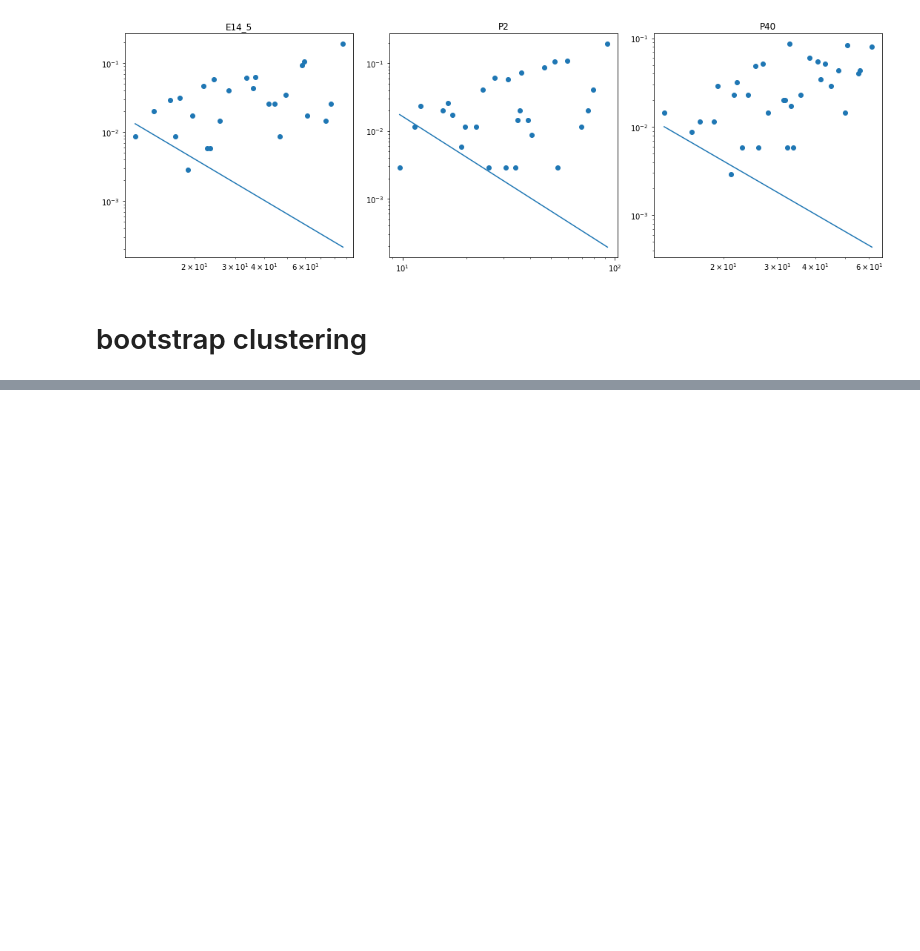
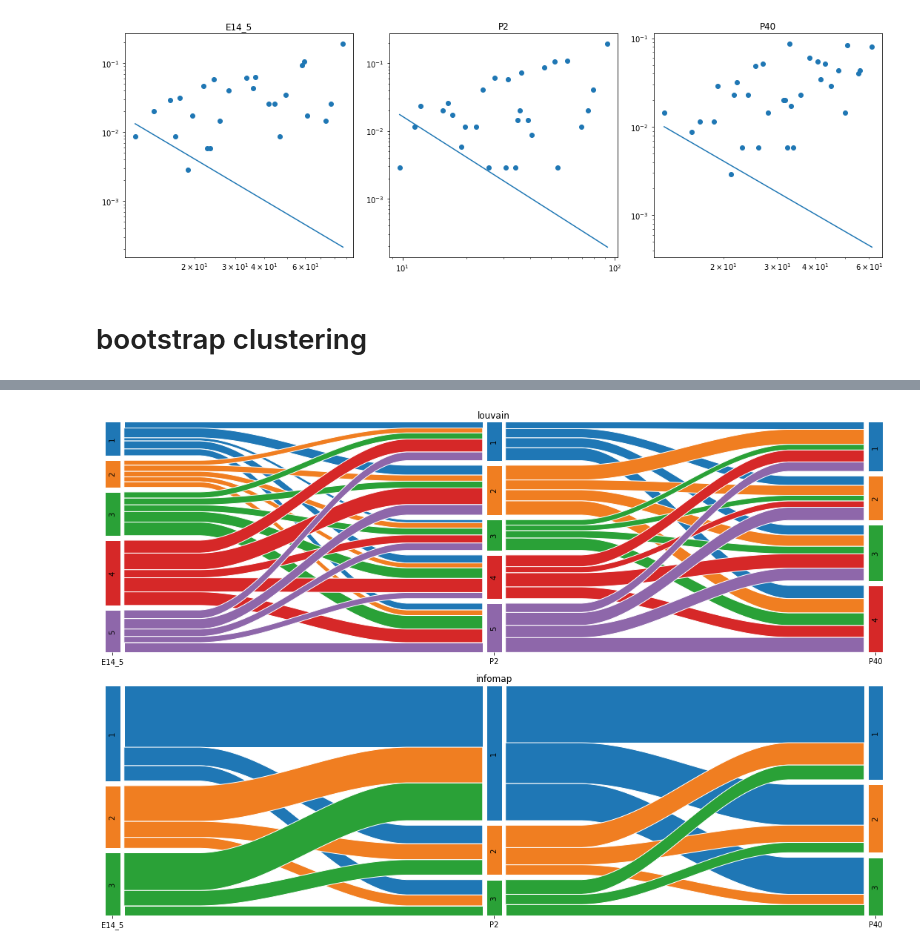
Before and after one commit to menchelab/novarinocollab, a Jupyter notebook: notebooks/wmcna_reloaded.ipynb, the cells around one changed output, grey strips where cells are left out. Cells and saved outputs as stored; diff of their text form; code cells hidden in the pictures; blank space fills up the shorter version.

```diff
--- a/notebooks/wmcna_reloaded.ipynb
+++ b/notebooks/wmcna_reloaded.ipynb
@@ -863,0 +991,39 @@ fig.tight_layout()
+# %%
+import pylluvial as pa
+import matplotlib.pyplot as plt
+tab20_colors = {
+    1: '#1F77B5',
+    2: '#F07E21',
+    3: '#2AA137',
+    4: '#D62828',
+    5: '#8E67AA',
+}
+
+colors = {
+    k: tab20_colors for k in ['E14_5', 'P2', 'P40']
+}
+
+fig, axs = plt.subplots(2, 1)
+for ax, cmethod in zip(axs, ['louvain', 'infomap']):
+    data = results[cmethod]
+    # this does not work properly in the plot
+    # data = data[data.significant_core == 1]
+    pa.alluvial(
+        x = 'timepoint',
+        stratum = 'module',
+        alluvium = 'name',
+        data = data,
+        palette = colors,
+        stratum_gap = 2,
+        stratum_width = 2,
+        ax = ax,
+        show_labels = True
+    )
+    ax.set_title(cmethod)
+
+fig.set_figwidth(15)
+fig.set_figheight(10)
+fig.tight_layout()
+fig.savefig('../plots/wmcna_sigclu_nosigclu.pdf')
+# %% [output]
+[figure, added]
```
Also changed, not shown: parts of 14 cells of this notebook, 6 other files.
